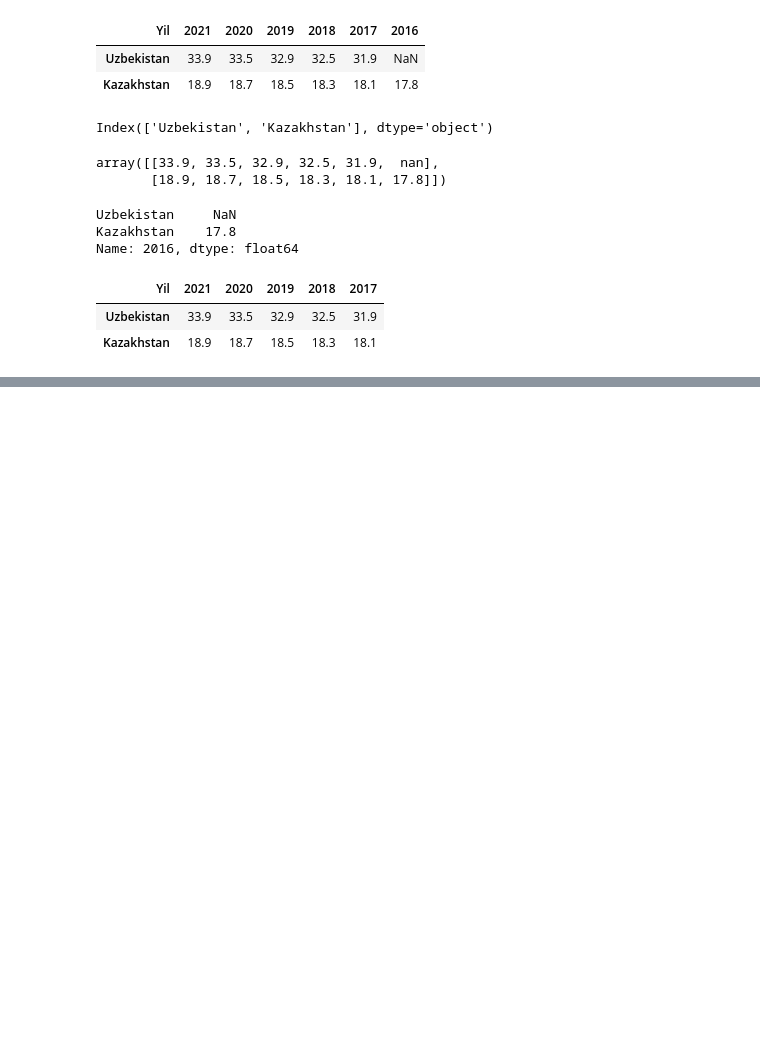
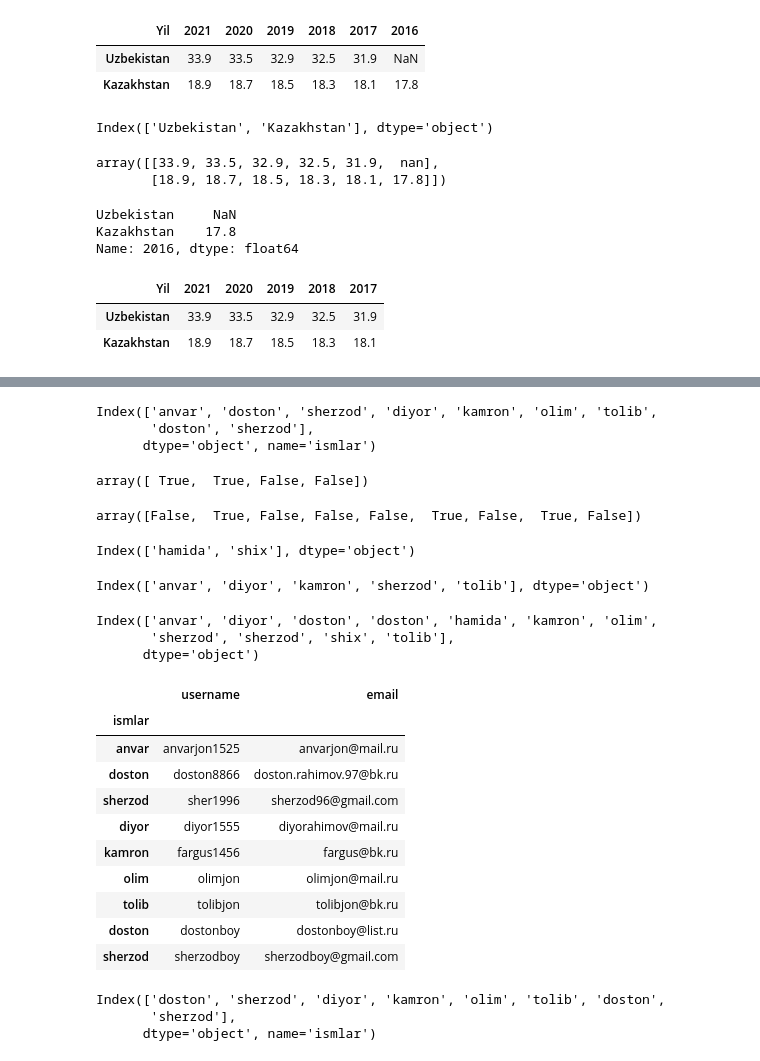
Before and after one commit to Fargus8866/Python, a Jupyter notebook: PandasDataFrame.ipynb, the cells around one changed output, grey strips where cells are left out. Cells and saved outputs as stored; diff of their text form; code cells hidden in the pictures; blank space fills up the shorter version.

```diff
--- a/PandasDataFrame.ipynb
+++ b/PandasDataFrame.ipynb
@@ -188,0 +281,6 @@ df2
+# %%
+df2.index
+# %% [output]
+Index(['anvar', 'doston', 'sherzod', 'diyor', 'kamron', 'olim', 'tolib',
+       'doston', 'sherzod'],
+      dtype='object', name='ismlar')
@@ -188,0 +289,36 @@ df2
+# %%
+newind.isin(df2.index)
+# %% [output]
+array([ True,  True, False, False])
+# %%
+df2.index.isin(newind)
+# %% [output]
+array([False,  True, False, False, False,  True, False,  True, False])
+# %%
+newind.difference(df2.index)
+# %% [output]
+Index(['hamida', 'shix'], dtype='object')
+# %%
+df2.index.difference(newind)
+# %% [output]
+Index(['anvar', 'diyor', 'kamron', 'sherzod', 'tolib'], dtype='object')
+# %%
+df2.index.union(newind)
+# %% [output]
+Index(['anvar', 'diyor', 'doston', 'doston', 'hamida', 'kamron', 'olim',
+       'sherzod', 'sherzod', 'shix', 'tolib'],
+      dtype='object')
+# %%
+df2
+# %% [output]
+|  | username | email |
+| ismlar |  |  |
+| anvar | anvarjon1525 | anvarjon@mail.ru |
+| doston | doston8866 | doston.rahimov.97@bk.ru |
+| sherzod | sher1996 | sherzod96@gmail.com |
+| diyor | diyor1555 | diyorahimov@mail.ru |
+| kamron | fargus1456 | fargus@bk.ru |
+| olim | olimjon | olimjon@mail.ru |
+| tolib | tolibjon | tolibjon@bk.ru |
+| doston | dostonboy | dostonboy@list.ru |
+| sherzod | sherzodboy | sherzodboy@gmail.com |
@@ -188,0 +327,6 @@ df2
+# %%
+arr
+# %% [output]
+Index(['doston', 'sherzod', 'diyor', 'kamron', 'olim', 'tolib', 'doston',
+       'sherzod'],
+      dtype='object', name='ismlar')
```
Also changed, not shown: parts of 18 cells of this notebook.
